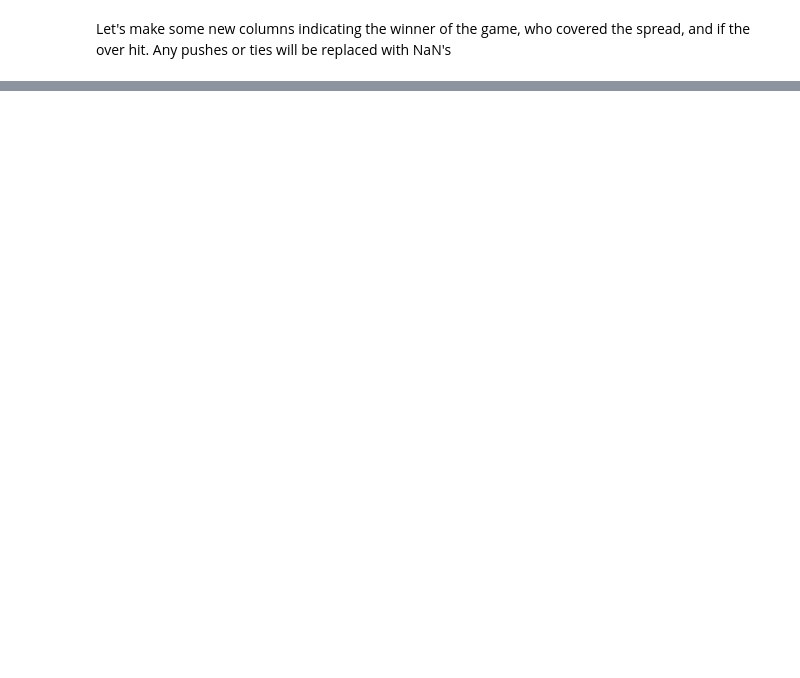
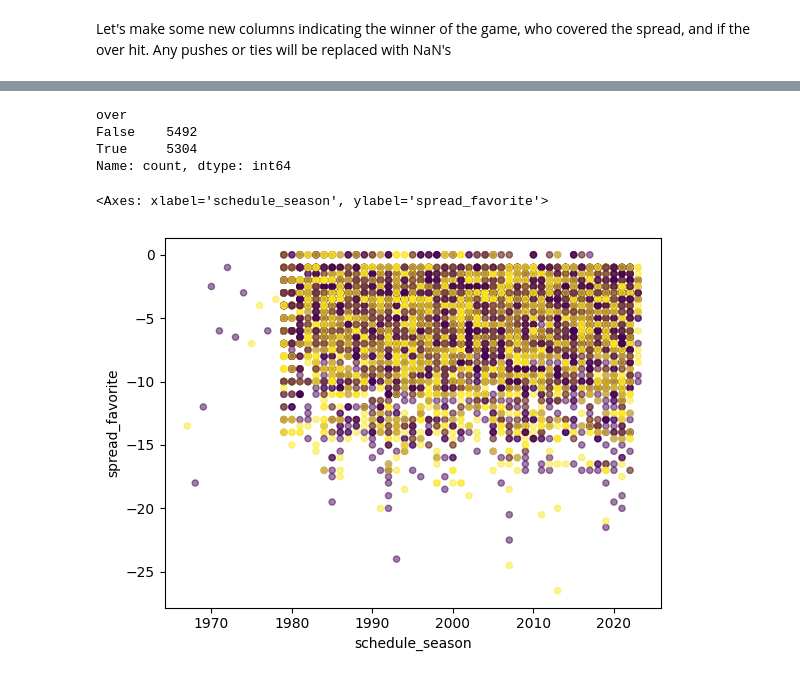
Before and after one commit to JonathanSears1/JonathanSears1.github.io, a Jupyter notebook: Beat-The-Books.ipynb, the cells around one changed output, grey strips where cells are left out. Saved outputs shown, nothing was run; the diff lists cells and outputs as text; code cells hidden in the pictures; blank space fills up the shorter version.

```diff
--- a/Beat-The-Books.ipynb
+++ b/Beat-The-Books.ipynb
@@ -52,20 +55,20 @@ def winner(df):
     else:
         return None
 
-# def over(df):
-#     if float(df['score_home'] + df['score_away']) > float(df['over_under_line']):
-#         return True
-#     elif float(df['score_home'] + df['score_away']) > float(df['over_under_line']):
-#         return False
-#     else:
-#         return None
+def over(df):
+    if float(df['score_home'] + df['score_away']) > float(df['over_under_line']):
+        return True
+    elif float(df['score_home'] + df['score_away']) < float(df['over_under_line']):
+        return False
+    else:
+        return None
 
 # def covered(df):
 #     if df['score_home'] - df['score_away'] > df['spread_favorite']:
 
 
 games['winner'] = games.apply(winner, axis = 1)
-# games['over'] = games.apply(over, axis = 1)
+games['over'] = games.apply(over, axis = 1)
 games.head()
 # %% [output]
 |  | schedule_date | schedule_season | schedule_week | schedule_playoff | team_home | score_home | score_away | ... |
@@ -74,3 +77,18 @@ games.head()
 | 727 | 1/11/1970 | 1969 | Superbowl | True | Kansas City Chiefs | 23.0 | 7.0 | ... |
 | 916 | 1/17/1971 | 1970 | Superbowl | True | Baltimore Colts | 16.0 | 13.0 | ... |
 | 1105 | 1/16/1972 | 1971 | Superbowl | True | Dallas Cowboys | 24.0 | 3.0 | ... |
+# %%
+games['over'].value_counts()
+# %% [output]
+over
+False    5492
+True     5304
+Name: count, dtype: int64
+# %%
+#TODO
+#analyze trends in games that hit the over (was it an in-division game? How tight was the spread?)
+games['over'].map({True:'green', False:'red', None:'black'})
+games.plot.scatter(x='schedule_season', y='spread_favorite',c='over', alpha=.5)
+# %% [output]
+<Axes: xlabel='schedule_season', ylabel='spread_favorite'>
+[figure, added]
```
Also changed, not shown: parts of 7 cells of this notebook.
